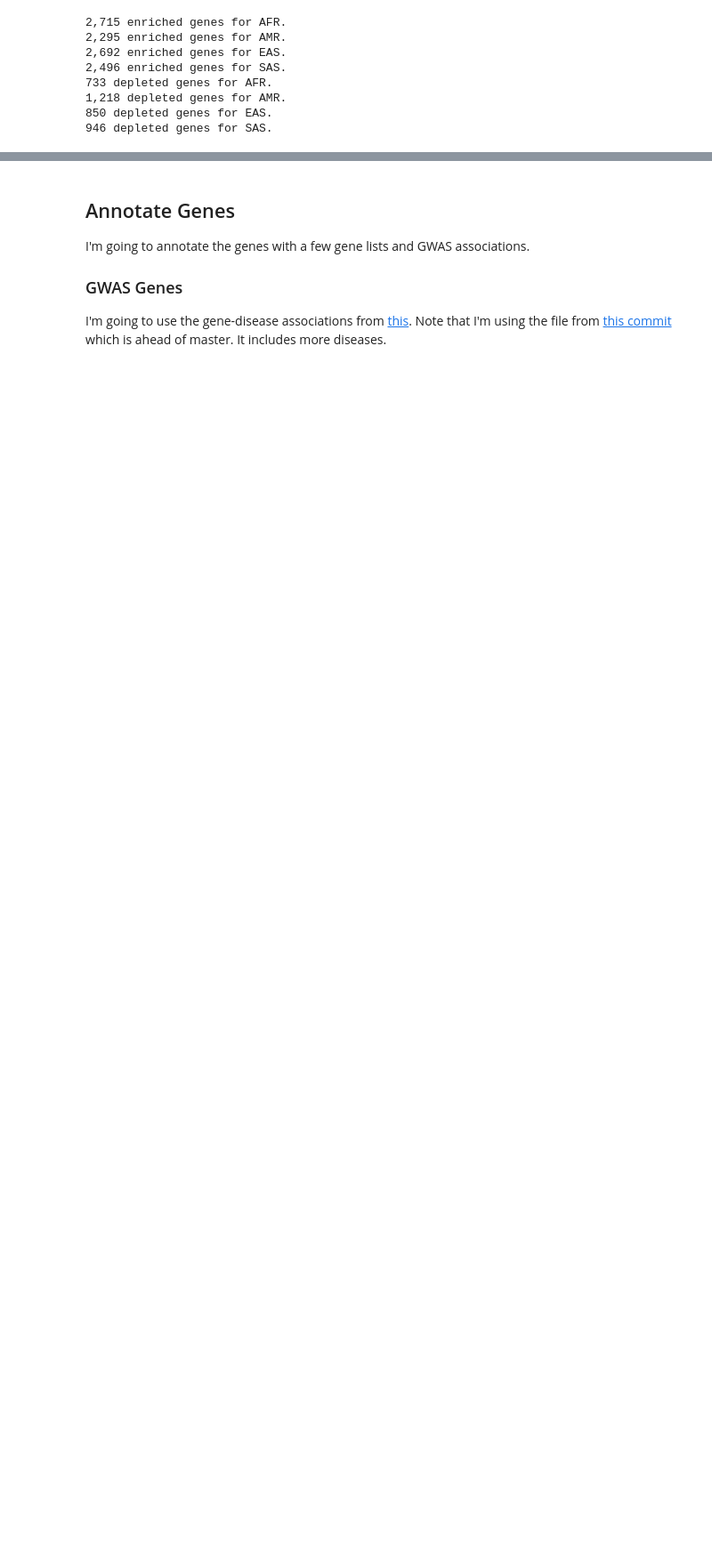
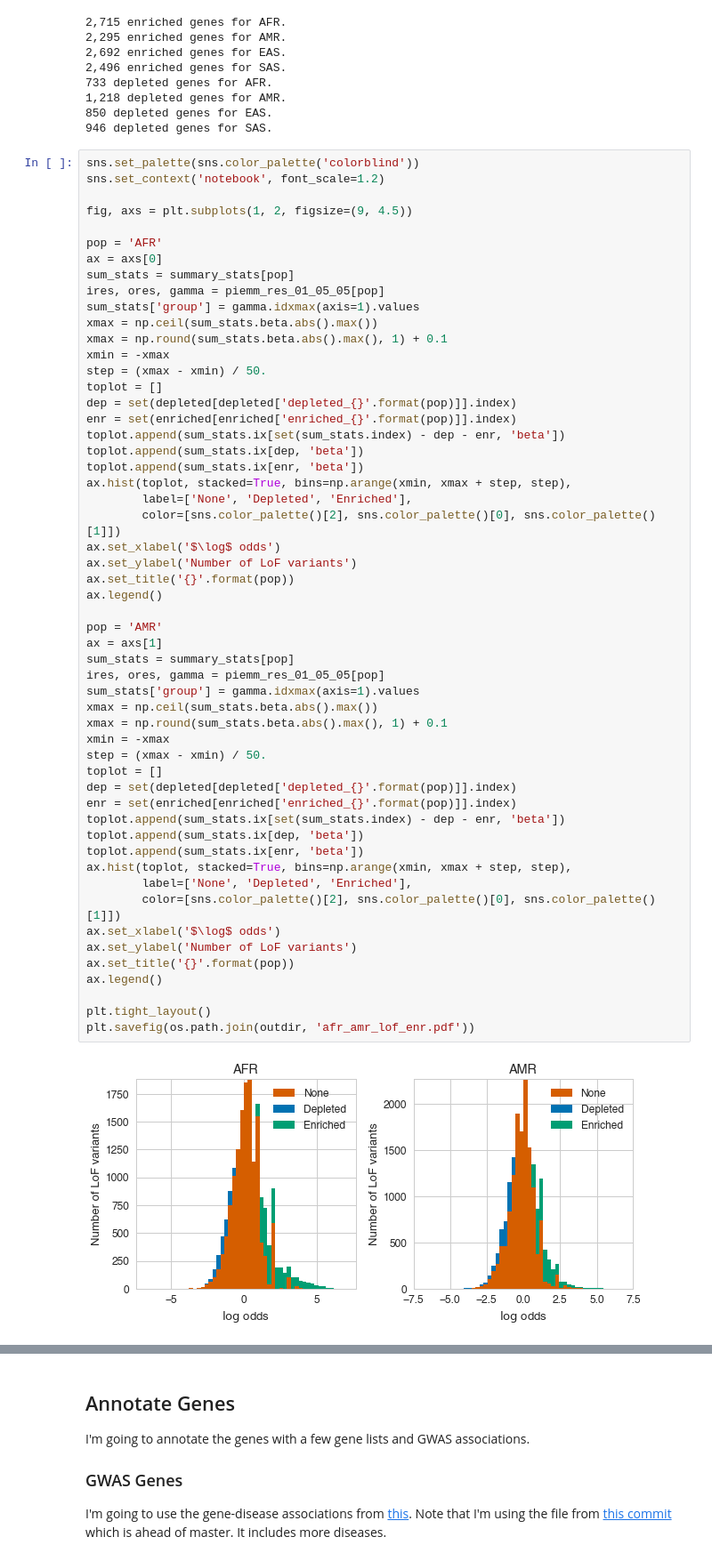
Before and after one commit to rivas-lab/lof-enrichment, a Jupyter notebook: notebooks/LoF Enrichment Analysis.ipynb, the cells around one changed output, grey strips where cells are left out. Shown at 89% size. Saved outputs shown, nothing was run; the diff lists cells and outputs as text; blank space fills up the shorter version.

```diff
--- a/notebooks/LoF Enrichment Analysis.ipynb
+++ b/notebooks/LoF Enrichment Analysis.ipynb
@@ -484,6 +484,62 @@ lof_gene = lof_gene.merge(enriched, left_index=True, right_index=True, how='left
 1,218 depleted genes for AMR.
 850 depleted genes for EAS.
 946 depleted genes for SAS.
+# %%
+sns.set_palette(sns.color_palette('colorblind'))
+sns.set_context('notebook', font_scale=1.2)
+
+fig, axs = plt.subplots(1, 2, figsize=(9, 4.5))
+
+pop = 'AFR'
+ax = axs[0]
+sum_stats = summary_stats[pop]
+ires, ores, gamma = piemm_res_01_05_05[pop]
+sum_stats['group'] = gamma.idxmax(axis=1).values
+xmax = np.ceil(sum_stats.beta.abs().max())
+xmax = np.round(sum_stats.beta.abs().max(), 1) + 0.1
+xmin = -xmax
+step = (xmax - xmin) / 50.
+toplot = []
+dep = set(depleted[depleted['depleted_{}'.format(pop)]].index)
+enr = set(enriched[enriched['enriched_{}'.format(pop)]].index)
+toplot.append(sum_stats.ix[set(sum_stats.index) - dep - enr, 'beta'])
+toplot.append(sum_stats.ix[dep, 'beta'])
+toplot.append(sum_stats.ix[enr, 'beta'])
+ax.hist(toplot, stacked=True, bins=np.arange(xmin, xmax + step, step),
+        label=['None', 'Depleted', 'Enriched'],
+        color=[sns.color_palette()[2], sns.color_palette()[0], sns.color_palette()[1]])
+ax.set_xlabel('$\log$ odds')
+ax.set_ylabel('Number of LoF variants')
+ax.set_title('{}'.format(pop))
+ax.legend()
+
+pop = 'AMR'
+ax = axs[1]
+sum_stats = summary_stats[pop]
+ires, ores, gamma = piemm_res_01_05_05[pop]
+sum_stats['group'] = gamma.idxmax(axis=1).values
+xmax = np.ceil(sum_stats.beta.abs().max())
+xmax = np.round(sum_stats.beta.abs().max(), 1) + 0.1
+xmin = -xmax
+step = (xmax - xmin) / 50.
+toplot = []
+dep = set(depleted[depleted['depleted_{}'.format(pop)]].index)
+enr = set(enriched[enriched['enriched_{}'.format(pop)]].index)
+toplot.append(sum_stats.ix[set(sum_stats.index) - dep - enr, 'beta'])
+toplot.append(sum_stats.ix[dep, 'beta'])
+toplot.append(sum_stats.ix[enr, 'beta'])
+ax.hist(toplot, stacked=True, bins=np.arange(xmin, xmax + step, step),
+        label=['None', 'Depleted', 'Enriched'],
+        color=[sns.color_palette()[2], sns.color_palette()[0], sns.color_palette()[1]])
+ax.set_xlabel('$\log$ odds')
+ax.set_ylabel('Number of LoF variants')
+ax.set_title('{}'.format(pop))
+ax.legend()
+
+plt.tight_layout()
+plt.savefig(os.path.join(outdir, 'afr_amr_lof_enr.pdf'))
+# %% [output]
+[figure, added]
 # %%
 sns.set_palette(sns.color_palette('colorblind'))
 sns.set_context('notebook', font_scale=1.2)
```
Also changed, not shown: parts of 7 cells of this notebook, 3 other files.
